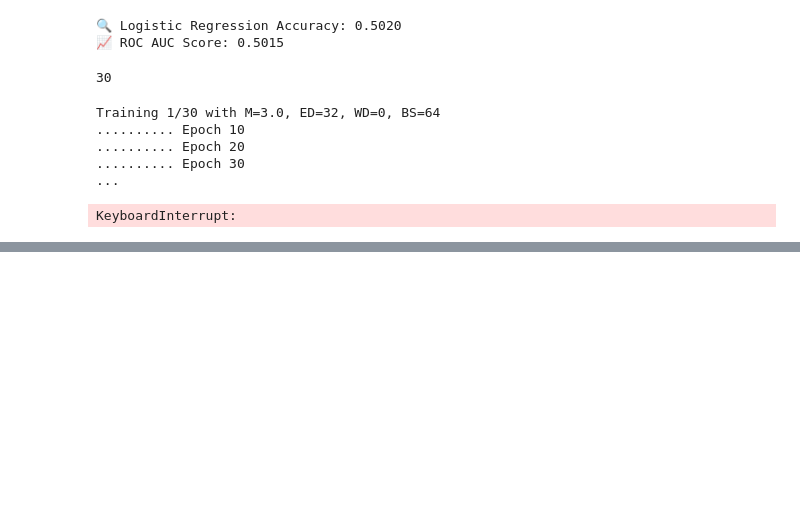
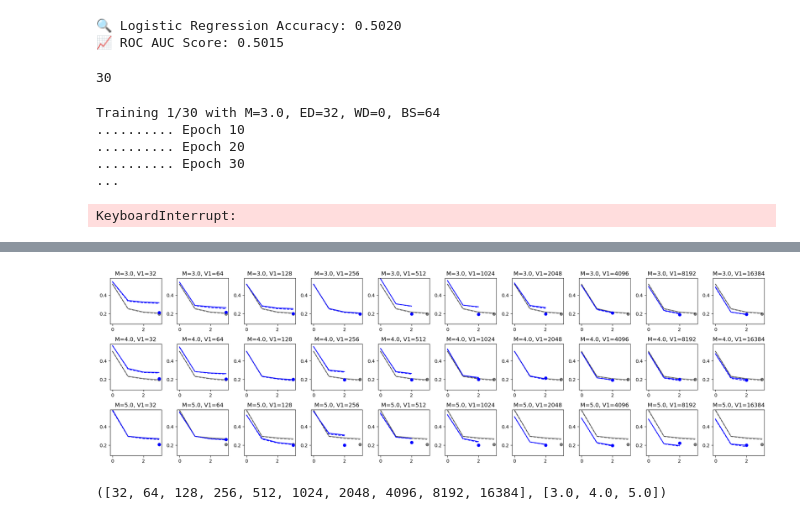
Before and after one commit to MarioDipoppa/thalamocortical_powerlaw, a Jupyter notebook: linear_class_triplet.ipynb, the cells around one changed output, grey strips where cells are left out. Saved outputs shown, nothing was run; the diff lists cells and outputs as text; code cells hidden in the pictures; blank space fills up the shorter version.

Commit message:
completed week 1, refactoring and running through linear_class_triplet

```diff
--- a/linear_class_triplet.ipynb
+++ b/linear_class_triplet.ipynb
@@ -518,7 +526,7 @@ for model_id in range(n_models):
     min_delta = hyper_params[model_id]["min delta"]
     #lambda_str = "0" if ll == 0 else f"{ll:.0e}".replace('-', 'm')
     margin_str = f"{margin:.1f}".replace('.', 'p')
-    hyper_path = f"{model_path}/class_{data_name}_hyper_M{margin_str}_ED{ed}_EP{epochs}.pkl"
+    hyper_path = f"{model_path}/class_{data_name}_hyper_M{margin_str}_V1{ed}_EP{epochs}.pkl"
     with open(hyper_path, 'wb') as f:
         pickle.dump({
         "model id": model_id,
@@ -607,7 +652,7 @@ best_m_id = []
 print("\n Best model for each margin:")
 for m in margins:
     # All models with this margin
-    margin_ids = [i for i, hp in enumerate(hyper_params) if hp["margin"] == m]
+    margin_ids = [hp["model id"] for hp in hyper_params if hp["margin"] == m]
 
     # Pick the one with minimum validation loss
     best_id = min(margin_ids, key=lambda i: min(results[i]["val_losses"]))
@@ -615,5 +660,5 @@ for m in margins:
 
     # Print summary for this margin
     best_loss = min(results[best_id]["val_losses"])
-    ed = hyper_params[best_id]['embedding dim']
-    print(f"Margin={m}: Model ID={best_id}, ED={ed}, Best Validation Loss={best_loss:.4f}")
+    ed = hyper_params[best_id]['v1_neurons']
+    print(f"Margin={m}: Model ID={best_id}, V1={ed}, Best Validation Loss={best_loss:.4f}")
@@ -654,3 +709,13 @@ def extract_output_activations(model, model_file, test_loader, device):
 
     out_acts = torch.cat(out_acts, dim=0).numpy()
     return out_acts
+# %%
+np.random.seed(1234)
+triplets, labels = u.load_mat("/u/home/s/skirti/project-mdipoppa/thalamocortical-expansion/01_data/digits/triplet_digits_2.mat", mat_key="triplets")
+indices = np.random.permutation(len(triplets))
+train_size, val_size = int(0.7 * len(triplets)), int(0.1 * len(triplets))
+# train_data = TripletDataset(triplets[indices[:train_size]])
+# val_data = TripletDataset(triplets[indices[train_size:train_size + val_size]])
+test_data = TripletDataset(triplets[indices[train_size + val_size:]])
+test_loader = DataLoader(test_data)
+print("testing dataset properly loaded...")
@@ -658,28 +725,31 @@ def extract_output_activations(model, model_file, test_loader, device):
 n_test = 20000
 test_results = []
 emb_act = []
+
+device = torch.device("cuda" if torch.cuda.is_available() else "cpu")
+
 for model_id in range(n_models):
-    ed = hyper_params[model_id]["embedding dim"]
+    ed = hyper_params[model_id]["v1_neurons"]
     margin = hyper_params[model_id]["margin"]
     margin_str = f"{margin:.1f}".replace('.', 'p')
-    model_file = f"models/class_{data_name}_M{margin_str}_ED{ed}_EP{epochs}.pt"
-    print(f"M{margin_str}, ED{ed}, EP{epochs}")
+    model_file = f"{models_path}/class_{data_name}_weights_M{margin_str}_V1{ed}_EP{epochs}.pt"
+    print(f"M{margin_str}, V1{ed}, EP{epochs}")
     if not os.path.exists(model_file):
-        print(f" Missing files for ED={ed}")
+        print(f" Missing files for v1={ed}")
         continue
 
-    model = EmbeddingNet(embedding_dim=ed)
+    model = LGN2V1(input_dim=256, output_dim=ed) # 256 = 1*16*16 for (1,16,16) digit patch
     model.load_state_dict(torch.load(model_file))
     model.to(device)
     model.eval()
 
     criterion = nn.TripletMarginLoss(margin=margin)
     # --- Compute test loss using evaluate_loss ---
-    test_loss, test_triplet_loss, test_l1_norm = evaluate_loss(model, test_loader,
+    test_loss, test_triplet_loss, test_l1_norm = u.evaluate_loss(model, test_loader,
                                                                   criterion, device)
 
     # --- Compute margin violation percentage on test set ---
-    _, _, test_violation_pct = compute_triplet_margin_stats(model, test_loader,
+    _, _, test_violation_pct = u.compute_triplet_margin_stats(model, test_loader,
                                                             device, margin=0.2)
 
     # Compute Gini index
@@ -690,7 +760,7 @@ for model_id in range(n_models):
     gini_act = np.zeros((n_test,3))
     for i in range(n_test):
         for j in range(3):
-            gini_act[i,j] = gini_index(out_acts[i,j,:])
+            gini_act[i,j] = u.gini(np.where(out_acts[i,j,:] < 0, 0, out_acts[i,j,:]))
     gini_act_m = np.mean(gini_act)
 
     test_results.append({
@@ -701,7 +771,7 @@ for model_id in range(n_models):
         "test_gini": gini_act_m,
     })
 
-    test_path = f"models/class_test_{data_name}_M{margin_str}_ED{ed}_EP{epochs}.pkl"
+    test_path = f"{models_path}/class_test_{data_name}_M{margin_str}_V1{ed}_EP{epochs}.pkl"
     with open(test_path, 'wb') as f:
         pickle.dump({
         "test_loss": test_loss,
@@ -728,9 +819,9 @@ metric = "viol"
 min_loss = min(min(r["train_"+metric] + r["val_"+metric]) for r in results)
 max_loss = max(max(r["train_"+metric] + r["val_"+metric]) for r in results)
 
-xvar = 'embedding dim'
+xvar = 'v1_neurons'
 yvar = 'margin'
-xvar2 = 'ED'
+xvar2 = 'V1'
 yvar2 = 'M'
 xvals = sorted(set(r[xvar] for r in hyper_params))
 yvals = sorted(set(r[yvar] for r in hyper_params))
@@ -741,34 +832,42 @@ ny = len(yvals)
 plt.figure(figsize=(nx*2,ny*2))
 ip = 0
 
 for yval in yvals:
 
 
     #ed = hyper_params[model_id]["embedding dim"]
     for xval in xvals:
 
         ip += 1
         plt.subplot(ny,nx,ip)
 
         #xval = hyper_params[model_id]["margin"]
-        model_id = next(i for i, r in enumerate(hyper_params)
+        model_id = next(r["model id"] for i, r in enumerate(hyper_params)
                             if r[xvar] == xval and r[yvar] == yval)
 
 
         hyper_p = f"{yvar2}={yval}, {xvar2}={xval}"
 
         best_id = best_m_id[yvals.index(yval)]
         plt.plot(results[best_id]['train_'+metric],'k--',alpha=0.5)
         plt.plot(results[best_id]['val_'+metric],'k-',alpha=0.5)
         plt.plot(results[best_id]['best_epoch'],test_results[best_id]['test_'+metric],'ko',alpha=0.5)
 
         plt.plot(results[model_id]['train_'+metric],'b--')
         plt.plot(results[model_id]['val_'+metric],'b-')
         plt.plot(results[model_id]['best_epoch'],test_results[model_id]['test_'+metric],'bo')
         plt.ylim(min_loss,max_loss)
         plt.title(hyper_p)
         #plt.yscale('log')
         plt.tight_layout()
+# %% [output]
+[figure, added]
+# %%
+xvals = sorted(set(r[xvar] for r in hyper_params))
+yvals = sorted(set(r[yvar] for r in hyper_params))
+xvals, yvals
+# %% [output]
+([32, 64, 128, 256, 512, 1024, 2048, 4096, 8192, 16384], [3.0, 4.0, 5.0])
 # %%
 metric_i = ["viol","losses","gini"]
 #metric = "viol"
```
Also changed, not shown: parts of 27 cells of this notebook, 5 other files.
